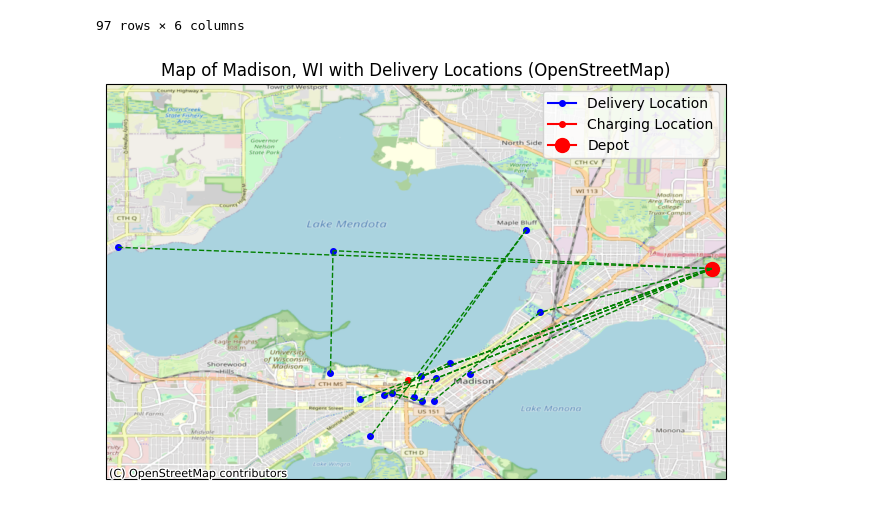
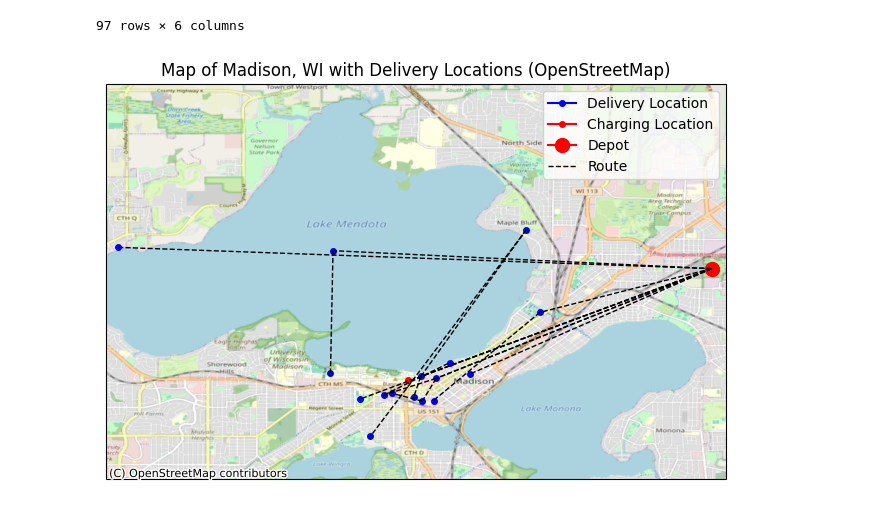
Before and after one commit to nandinijagtiani/DroneOptimization, a Jupyter notebook: Optimize/amazon.ipynb, the cells around one changed output. Saved outputs shown, nothing was run; the diff lists cells and outputs as text; code cells hidden in the pictures.

```diff
--- a/Optimize/amazon.ipynb
+++ b/Optimize/amazon.ipynb
@@ -295,10 +295,6 @@ display(x.records)
 # %%
 ## Pareto Curve showing Tradeoff between Energy Consumption and Delivery Time
 # %%
-import matplotlib.pyplot as plt
-import cartopy.crs as ccrs
-import contextily as ctx
-
 # Extract the selected routes (those with x[j] == 1)
 selected_routes = [j for j in range(len(x.records)) if x.records.level[j] == 1.0]
 
@@ -332,32 +328,32 @@ depot_lat, depot_lon = charge_coords[1]  # Assuming the first charge location is
 
 # Iterate over each selected route index
 for route_index in selected_routes:
     # Get the list of customers for this route from your customer_route_tuples
     customers_in_route = [customer for customer, route in customer_route_tuples if route == f'r{route_index+1}']
 
     # Plot dashed lines from the Depot to each customer in the route
     previous_customer_coords = (depot_lat, depot_lon)  # Start with the Depot
     for customer_index in customers_in_route:
         # Get the customer's coordinates from delivery_coords (mapping customer to delivery point)
         customer_lat, customer_lon = delivery_coords[int(customer_index) - 1]  # Adjust for 0-indexing
 
         # Plot a dashed line from the previous customer (or Depot) to the current customer
         ax.plot([previous_customer_coords[1], customer_lon],
                 [previous_customer_coords[0], customer_lat],
-                color='green', linestyle='--', linewidth=1, transform=ccrs.PlateCarree())
+                color='black', linestyle='--', linewidth=1, transform=ccrs.PlateCarree(), label= "Route" if (route_index == selected_routes[0]) else "")
 
         # Update the previous customer coordinates
         previous_customer_coords = (customer_lat, customer_lon)
 
 
 
 # Add the legend
 plt.legend()
 
 # Add a title
 plt.title("Map of Madison, WI with Delivery Locations (OpenStreetMap)")
 
 # Show the map
 plt.show()
 # %% [output]
-[figure, old version]
+[figure, new version]
```
